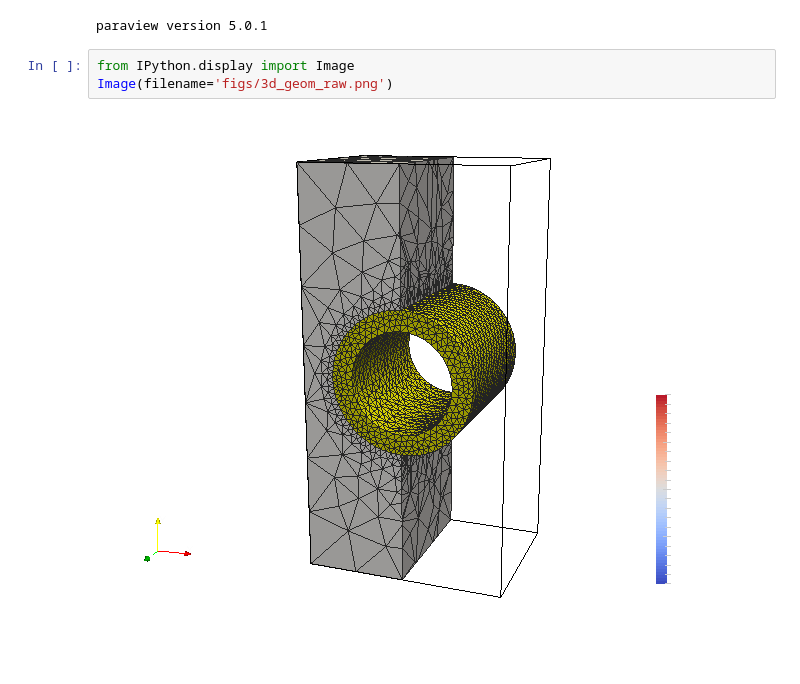
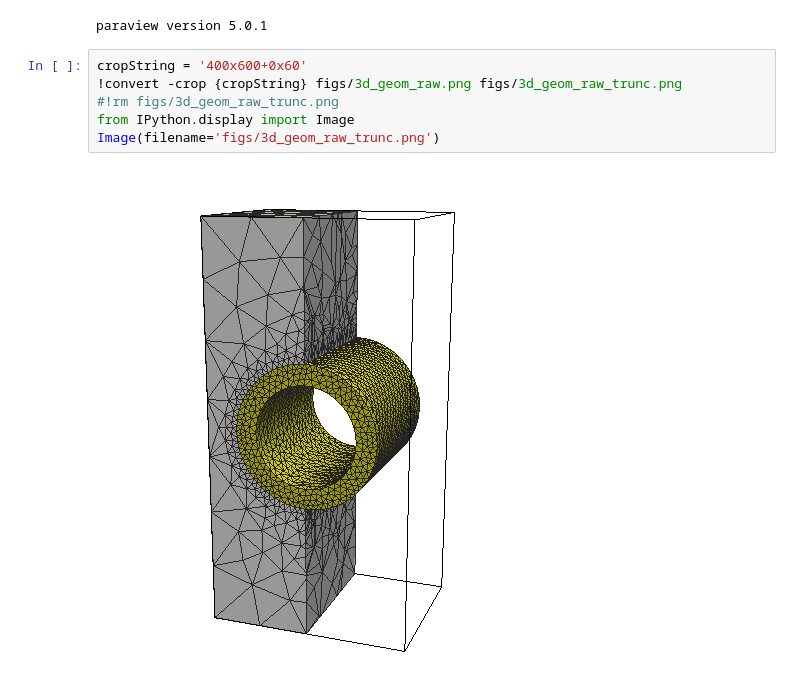
Before and after one commit to peberg/fem-pipe, a Jupyter notebook: scene_visuals.ipynb, the cells around one changed output. Cells and saved outputs as stored; diff of their text form; blank space fills up the shorter version.

```diff
--- a/scene_visuals.ipynb
+++ b/scene_visuals.ipynb
@@ -435,8 +438,11 @@ Overwriting figs/paraview_view.py
 !paraview --script=figs/paraview_view.py
 # %% [output]
 paraview version 5.0.1
-# %%
-from IPython.display import Image
-Image(filename='figs/3d_geom_raw.png')
-# %% [output]
-[figure, removed]
+# %%
+cropString = '400x600+0x60'
+!convert -crop {cropString} figs/3d_geom_raw.png figs/3d_geom_raw_trunc.png
+#!rm figs/3d_geom_raw_trunc.png
+from IPython.display import Image
+Image(filename='figs/3d_geom_raw_trunc.png')
+# %% [output]
+[figure, added]
```
Also changed, not shown: parts of 4 cells of this notebook, 10 other files.
